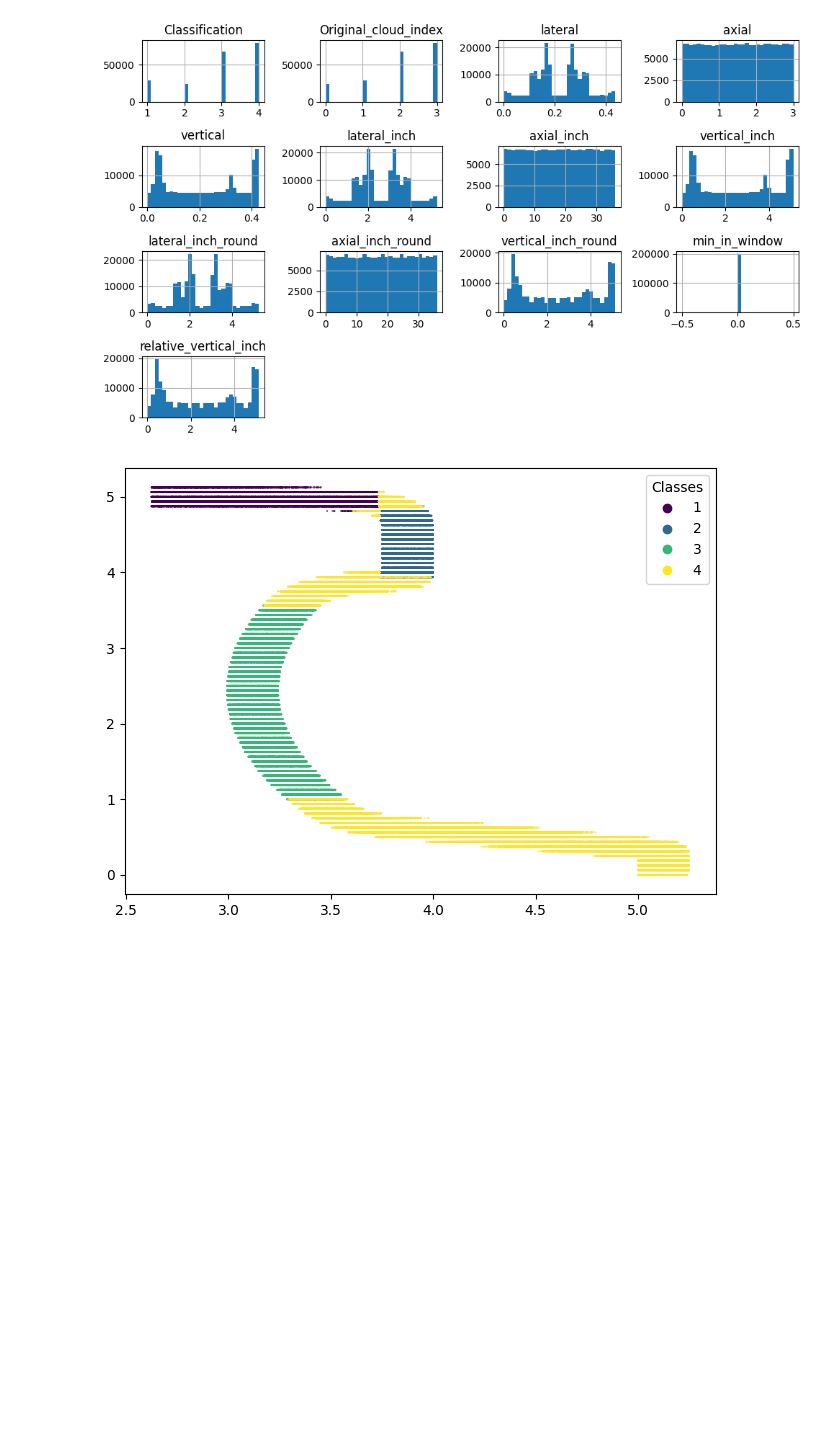
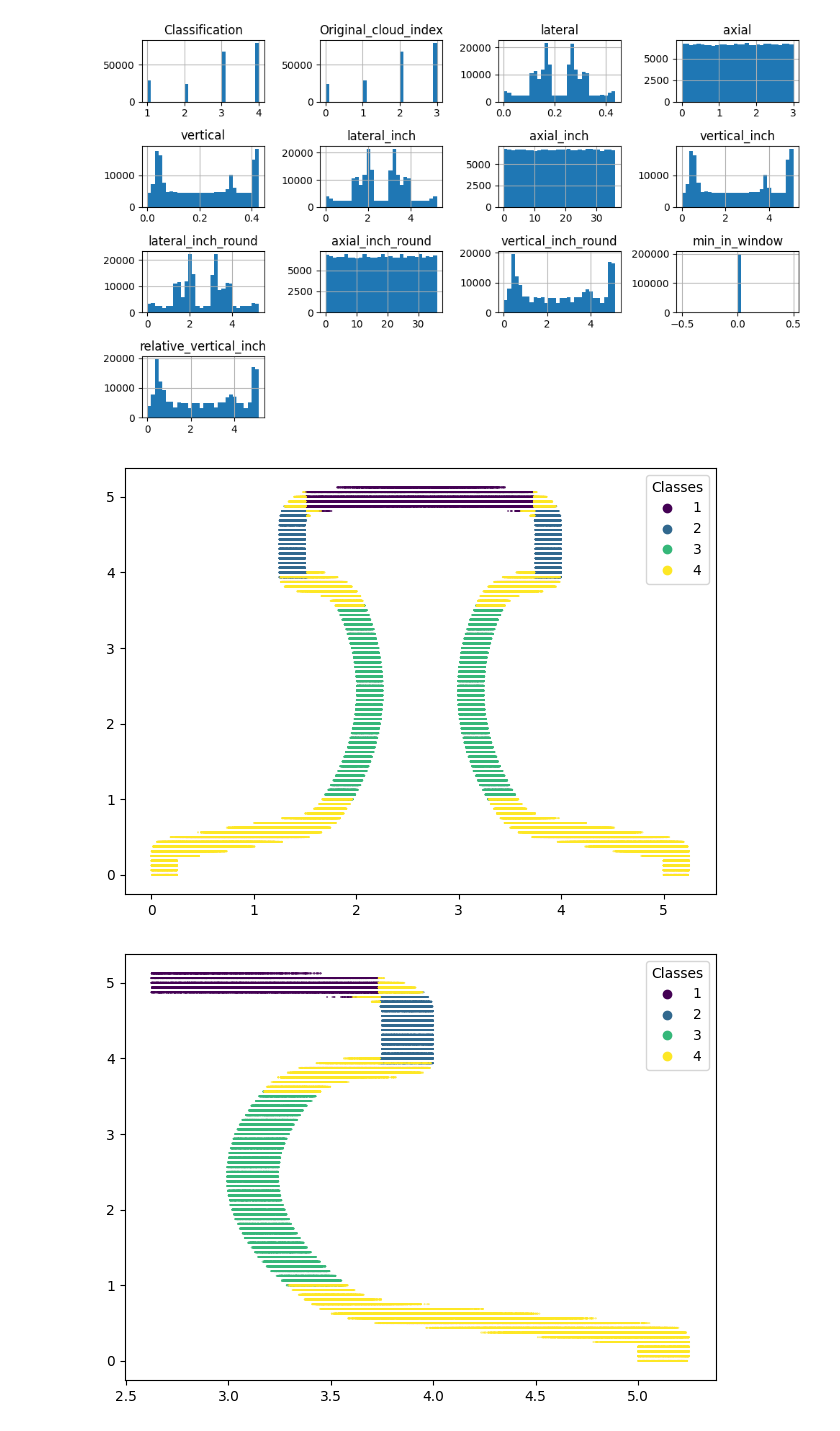
Before and after one commit to kyeoman19/rail_alignment, a Jupyter notebook: rail_1a_pre_transform_trainer.ipynb, the cells around one changed output. Cells and saved outputs as stored; diff of their text form; code cells hidden in the pictures; blank space fills up the shorter version.

```diff
--- a/rail_1a_pre_transform_trainer.ipynb
+++ b/rail_1a_pre_transform_trainer.ipynb
@@ -140,6 +140,13 @@ plt.show()
 # %%
 dfa_temp =df[df['lateral'] > df['lateral'].mean()].copy()
 dfb_temp =df[df['lateral'] < df['lateral'].mean()].copy()
+# %%
+scatter = plt.scatter(df['lateral_inch'], df['relative_vertical_inch'], s=0.1, c=df['Classification'])
+plt.legend(*scatter.legend_elements(), title="Classes")
+plt.tight_layout()
+plt.show()
+# %% [output]
+[figure, added]
 # %%
 scatter = plt.scatter(dfa_temp['lateral_inch'], dfa_temp['relative_vertical_inch'], s=0.1, c=dfa_temp['Classification'])
 plt.legend(*scatter.legend_elements(), title="Classes")
```
Also changed, not shown: 3 other files.
